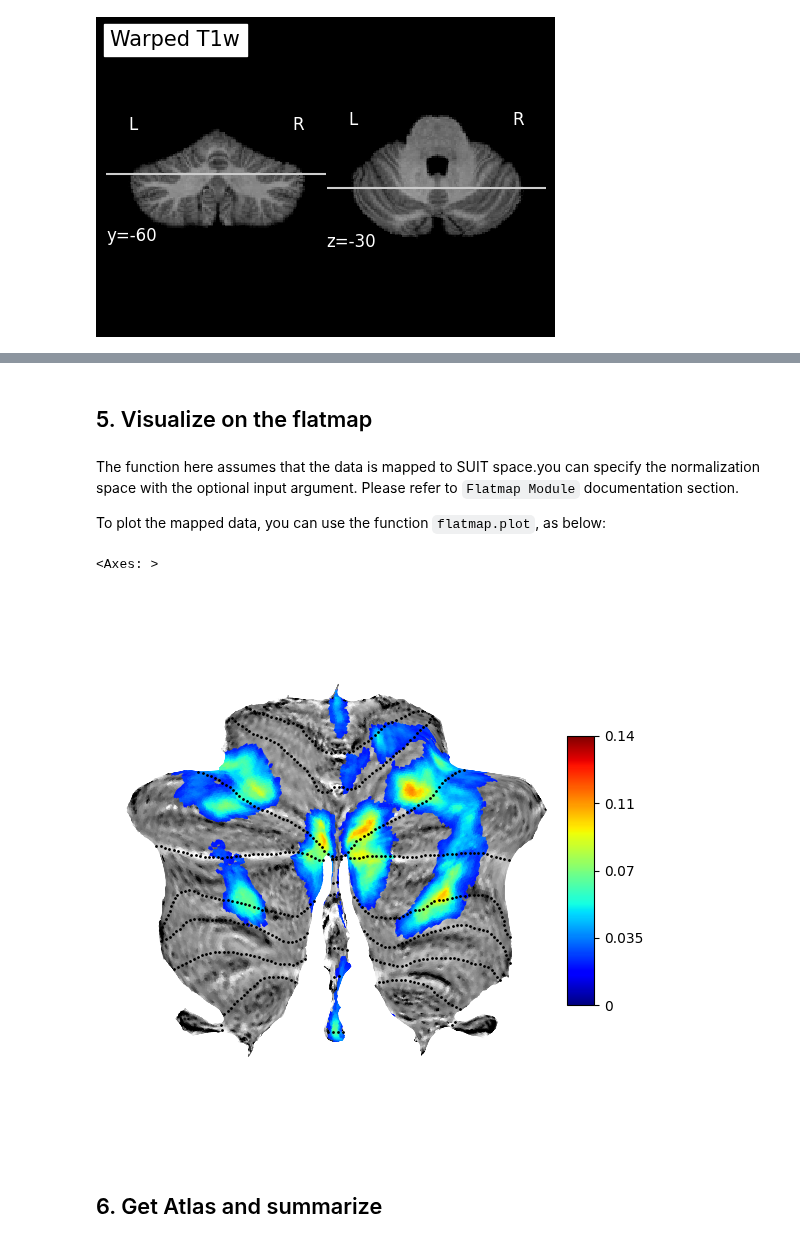
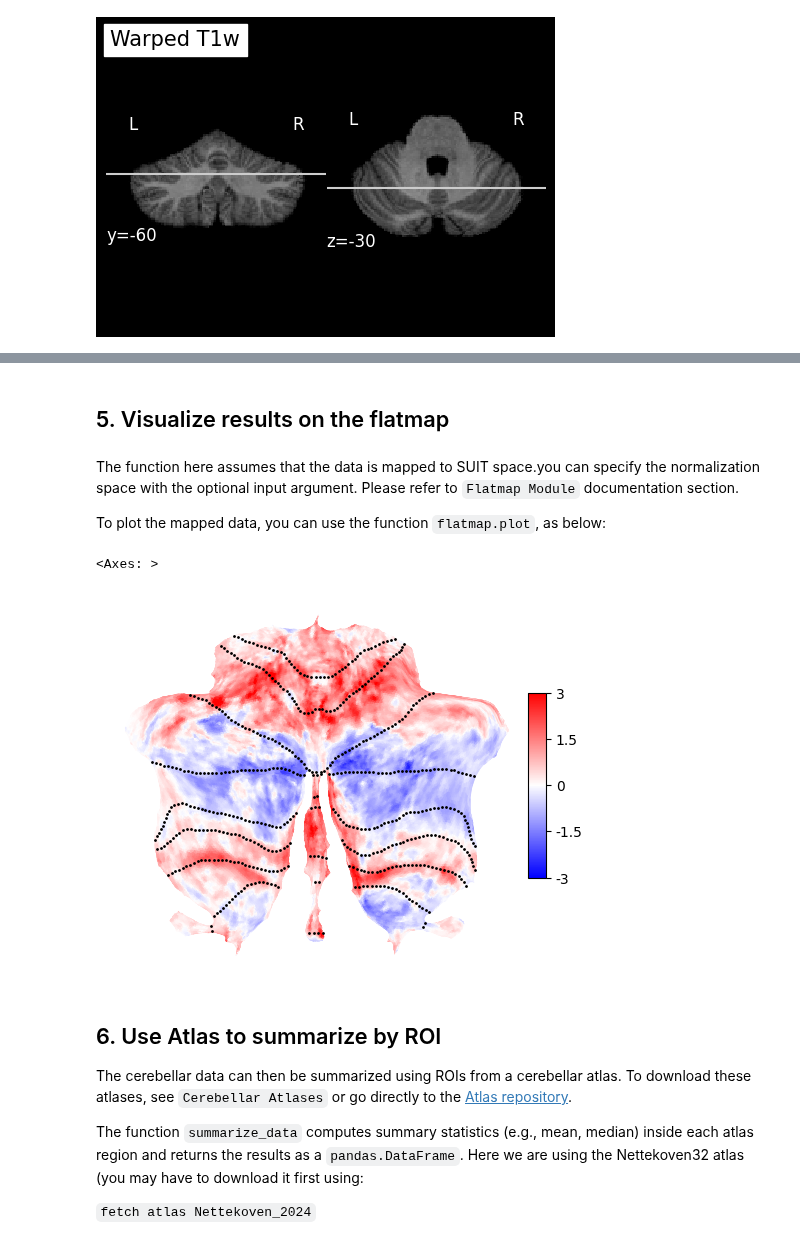
Before and after one commit to DiedrichsenLab/SUITPy, a Jupyter notebook: docs/source/tutorials/1.quickstart_fMRI.ipynb, the cells around one changed output, grey strips where cells are left out. Saved outputs shown, nothing was run; the diff lists cells and outputs as text; code cells hidden in the pictures.

```diff
--- a/docs/source/tutorials/1.quickstart_fMRI.ipynb
+++ b/docs/source/tutorials/1.quickstart_fMRI.ipynb
@@ -130,21 +124,26 @@ SUITPy standardizes the cerebellar space and provides high-quality flatmaps; the
 # %% [markdown]
-## 5. Visualize on the flatmap
+## 5. Visualize results on the flatmap
 # %% [markdown]
 The function here assumes that the data is mapped to SUIT space.you can specify the normalization space with the optional input argument. Please refer to `Flatmap Module` documentation section.
 
 To plot the mapped data, you can use the function `flatmap.plot`, as below:
 # %%
-funcdata = flatmap.vol_to_surf('MDTB08_Math.nii',space='SUIT')
+funcdata = suit.vol_to_surf('sub-ex_task-fingerseq_space-SUIT.nii.gz',space='SUIT')
 
 # Visualize the flatmap output
-flatmap.plot(data=funcdata, cmap='jet', \
-    cscale = [0,0.14], \
-    threshold=0.02, \
-    new_figure=True, \
+suit.flatmap.plot(data=funcdata, cmap='bwr', \
+    cscale = [-3,3], \
+    threshold=None, \
+    new_figure=False, \
     colorbar=True, \
     render='matplotlib')
 # %% [output]
 <Axes: >
-[figure, old version]
+[figure, new version]
 # %% [markdown]
-## 6. Get Atlas and summarize
+## 6. Use Atlas to summarize by ROI
+The cerebellar data can then be summarized using ROIs from a cerebellar atlas. To download these atlases, see `Cerebellar Atlases` or go directly to the [Atlas repository](https://github.com/DiedrichsenLab/cerebellar_atlases).
+
+The function `summarize_data` computes summary statistics (e.g., mean, median) inside each atlas region and returns the results as a `pandas.DataFrame`.  Here we are using the Nettekoven32 atlas (you may have to download it first using:
+
+`fetch atlas Nettekoven_2024`
```
Also changed, not shown: parts of 8 cells of this notebook, 20 other files.
